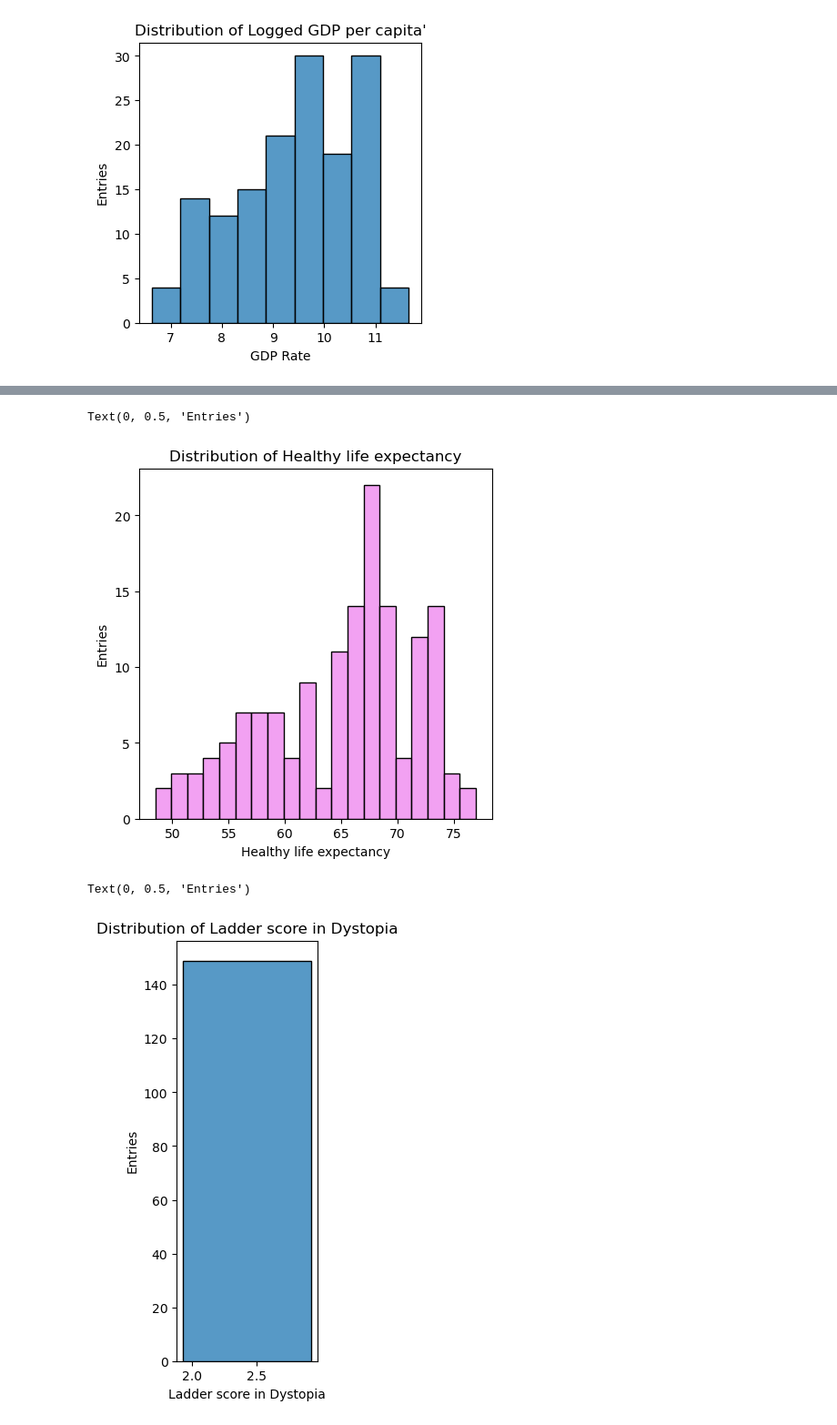
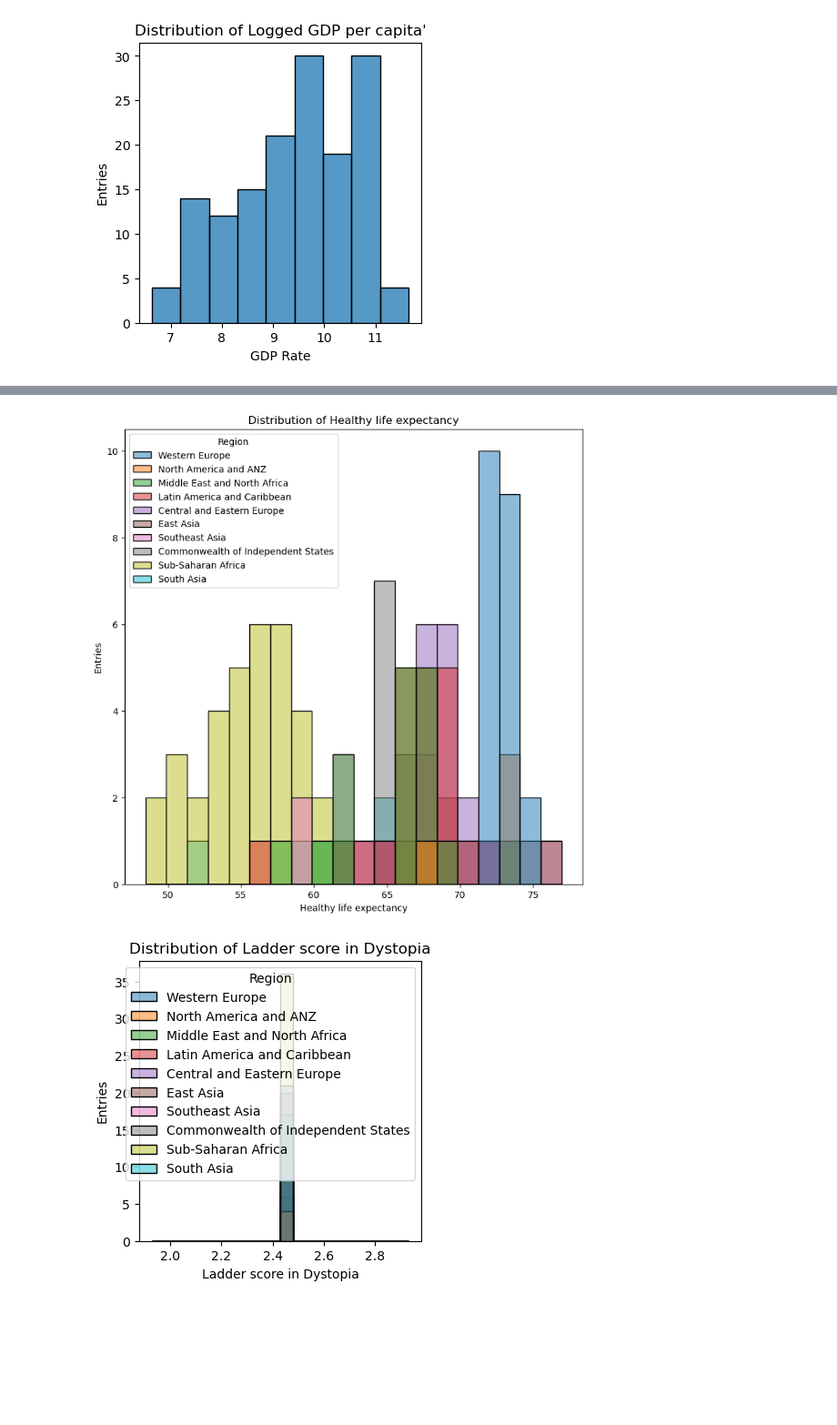
Before and after one commit to bluckreen/World-Happiness-Record-2021--Data-Analysis, a Jupyter notebook: happy.ipynb, the cells around one changed output, grey strips where cells are left out. Shown at 91% size. Saved outputs shown, nothing was run; the diff lists cells and outputs as text; code cells hidden in the pictures; blank space fills up the shorter version.

```diff
--- a/happy.ipynb
+++ b/happy.ipynb
@@ -749,18 +749,18 @@ plt.show()
 # %%
-plt.figure(figsize=(5,5))
-sns.histplot(data=df_new,x="Healthy life expectancy",bins=20,color="violet",hue)    #  use hue for catogorical data
+plt.figure(figsize=(9,9))
+sns.histplot(data=df_new,x="Healthy life expectancy",bins=20,color="violet",hue = "Region")    #  use hue for catogorical data
 plt.title("Distribution of Healthy life expectancy")
 plt.xlabel("Healthy life expectancy")
 plt.ylabel("Entries")
+plt.show()
 # %% [output]
-Text(0, 0.5, 'Entries')
-[figure, old version]
+[figure, new version]
 # %%
-plt.figure(figsize=(2,6))
-sns.histplot(data=df_new,x="Ladder score in Dystopia")
+plt.figure(figsize=(4,4))
+sns.histplot(data=df_new,x="Ladder score in Dystopia",bins=20,color="brown",hue = "Region")
 plt.title("Distribution of Ladder score in Dystopia")
 plt.xlabel("Ladder score in Dystopia")
 plt.ylabel("Entries")
+plt.show()
 # %% [output]
-Text(0, 0.5, 'Entries')
-[figure, old version]
+[figure, new version]
```
Also changed, not shown: parts of 5 cells of this notebook.
